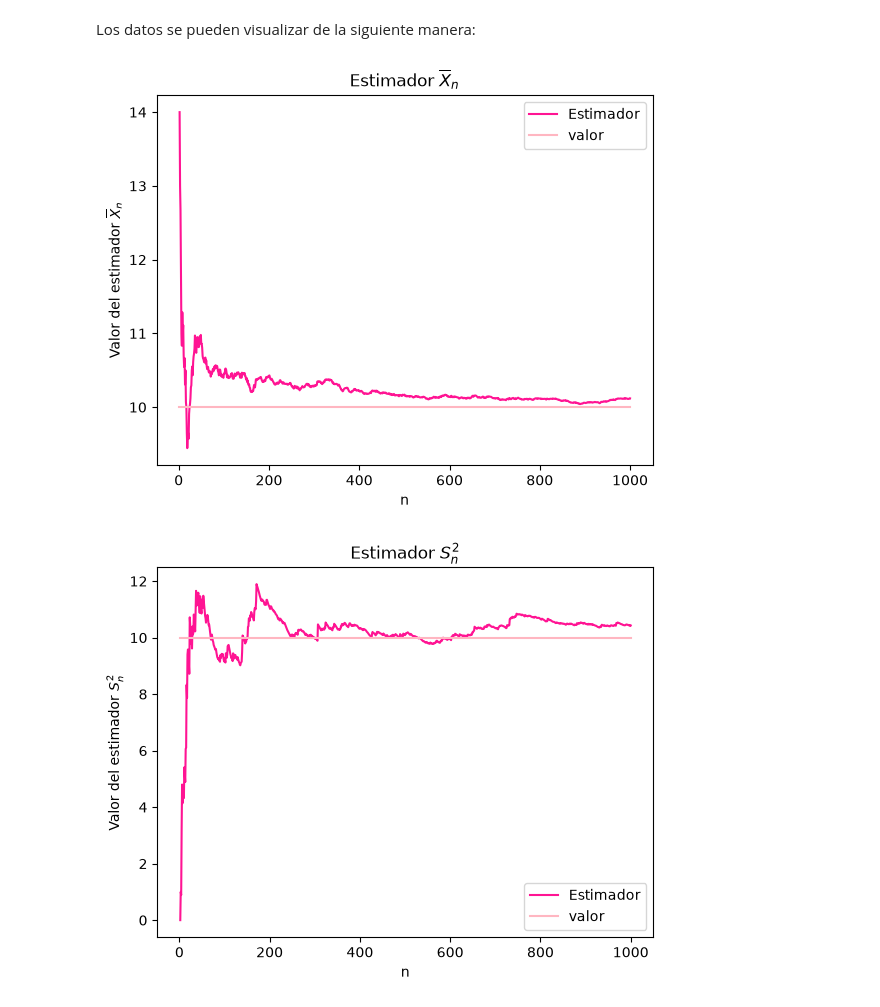
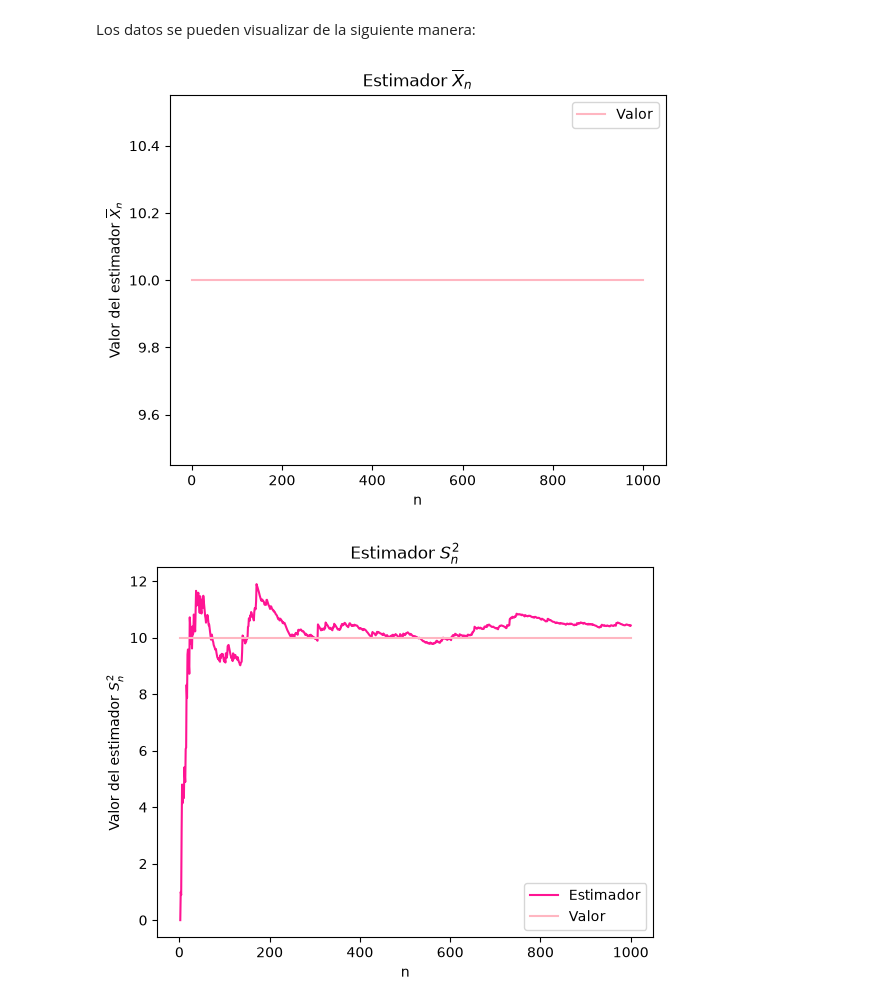
Before and after one commit to benjitabravocarvajal-spec/Tarea-1-estadistica, a Jupyter notebook: notebooks/tarea_1_parte_2.ipynb, the cells around one changed output. Cells and saved outputs as stored; diff of their text form; code cells hidden in the pictures.

```diff
--- a/notebooks/tarea_1_parte_2.ipynb
+++ b/notebooks/tarea_1_parte_2.ipynb
@@ -41,16 +41,17 @@ Los datos se pueden visualizar de la siguiente manera:
 # %%
 cantidad= np.arange(1, n +1)
 
 nu= np.full(n,10)
-plt.plot(cantidad, med_poiss, color="deeppink",label="Estimador")
-plt.plot(cantidad, nu, color="lightpink",label="valor")
+
+
+plt.plot(cantidad, nu, color="lightpink",label="Valor")
 plt.xlabel("n")
 plt.ylabel("Valor del estimador $\overline{X}_n$")
 plt.title("Estimador $\overline{X}_n$")
 plt.legend()
 plt.savefig("results/estimador_media_muestral_poiss.png")
 plt.show()
 # %% [output]
-[figure, old version]
+[figure, new version]
 # %%
 plt.plot(cantidad, var_poiss, color="deeppink",label="Estimador")
```
Also changed, not shown: parts of 6 cells of this notebook, 4 other files.
